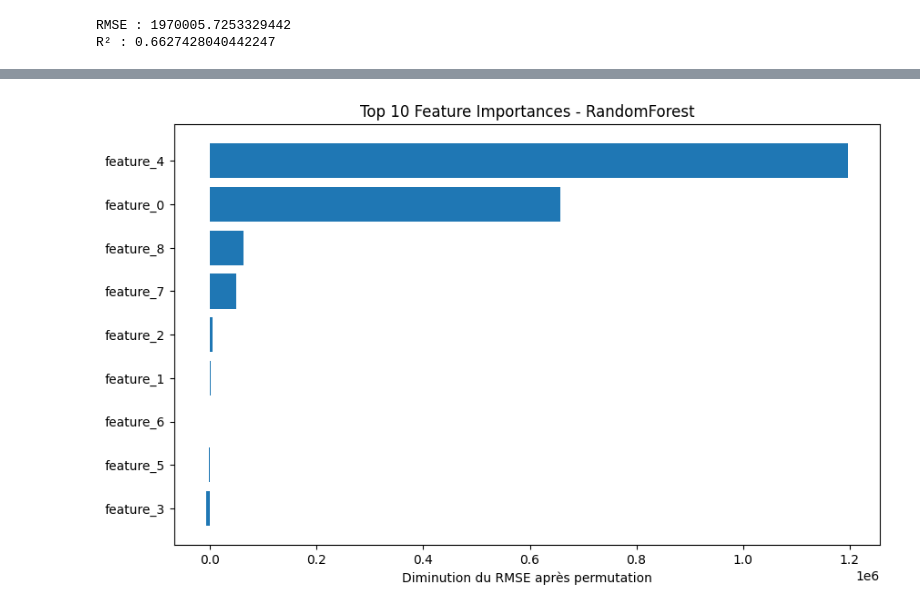
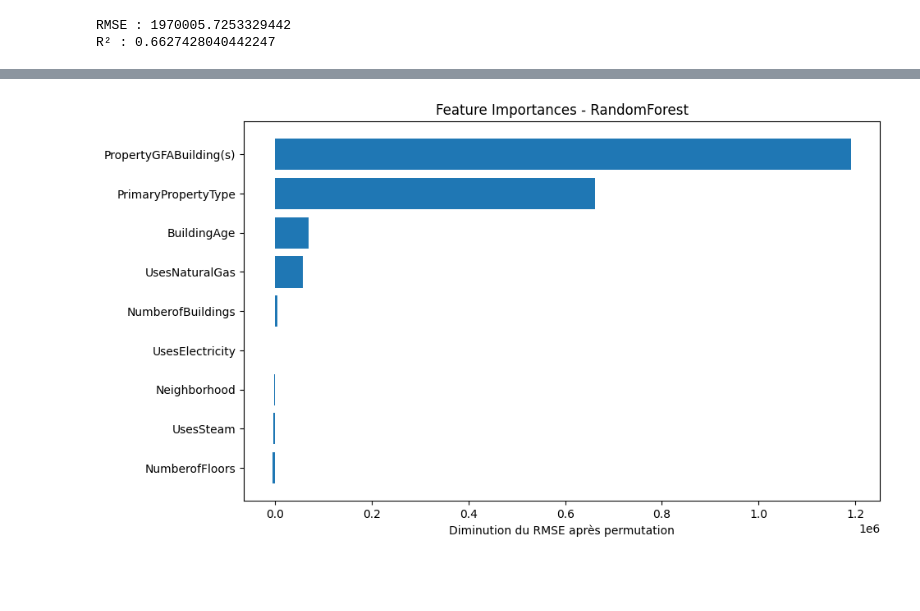
Before and after one commit to nigeldellamore66-crypto/Projet6-OPC-ML-Conso-Bat, a Jupyter notebook: ml_testing.ipynb, the cells around one changed output, grey strips where cells are left out. Drawn from its saved outputs; the diff is of its cells as text; code cells hidden in the pictures; blank space fills up the shorter version.

```diff
--- a/ml_testing.ipynb
+++ b/ml_testing.ipynb
@@ -54,7 +62,8 @@ preprocess = ColumnTransformer(
         ("cat", OneHotEncoder(sparse_output=False, handle_unknown="ignore"), cat_cols),# Applique le OneHotEncoder sur cat_cols
         ("num", StandardScaler(), num_cols) # Applique le StandardScaler sur num_cols
     ],
-    remainder="passthrough"
+    remainder="passthrough",
+    verbose_feature_names_out=False
 )
 # %%
 # Séparation des données en train/test
@@ -100,11 +109,10 @@ MAE: 1518959.0446810592
 R²: 0.5318527429809585
 # %%
 # Définition de la fonction de modélisation utilisant cross_validate, avec scaling de y
-def modelisation(mod, preprocessing):
-
+def modelisation(mod, preprocessing, X, y, X_train, X_test, y_train, y_test):
     # Création du pipeline avec model choisi, en appliquant un StandardScaler sur la variable cible
     model = Pipeline([
-    ("preprocess", preprocess),
+    ("preprocess", preprocessing),
     ("reg", TransformedTargetRegressor(
         regressor=mod,
         transformer=StandardScaler()
@@ -166,5 +175,5 @@ MAE moyen  : 1421371.135056868
 R² moyen   : 0.47321148262007073
 # %%
 # Modélisation RandomForest
-modelForest=modelisation(RandomForestRegressor(), preprocess)
+modelForest=modelisation(RandomForestRegressor(), preprocess, X, y, X_train, X_test, y_train, y_test)
 # %% [output]
@@ -249,5 +291,5 @@ NameError: name 'grid_forest' is not defined
 # %%
-# Calcul du permutation importance ( poids de chaque feature) sur le meilleur model RandomForest
+# Calcul du permutation importance ( poids de chaque feature) sur le model RandomForest
 
 result = permutation_importance(
     modelForest,
@@ -258,14 +300,11 @@ result = permutation_importance(
     scoring='neg_root_mean_squared_error'
 )
 
-# Crée un DataFrame avec des noms de features génériques
+# Création d'un DataFrame à l'aide du
 importances = pd.DataFrame({
-    'feature': [f"feature_{i}" for i in range(len(result.importances_mean))],
+    'feature': X_test.columns,
     'importance_mean': result.importances_mean,
     'importance_std': result.importances_std
 })
 
-# Trie par importance décroissante
-importances = importances.sort_values(by='importance_mean', ascending=False)
-
-print(importances)
+importances.sort_values(by='importance_mean', ascending=True, inplace=True)
@@ -283,9 +311,9 @@ print(importances)
 # %%
 # Graphique
 plt.figure(figsize=(10,6))
-plt.barh(importances['feature'][:10][::-1], importances['importance_mean'][:10][::-1])
+plt.barh(importances['feature'], importances['importance_mean'])
 plt.xlabel("Diminution du RMSE après permutation")
-plt.title("Top 10 Feature Importances - RandomForest")
+plt.title("Feature Importances - RandomForest")
 plt.show()
 # %% [output]
-[figure, old version]
+[figure, new version]
```
Also changed, not shown: parts of 11 cells of this notebook.
